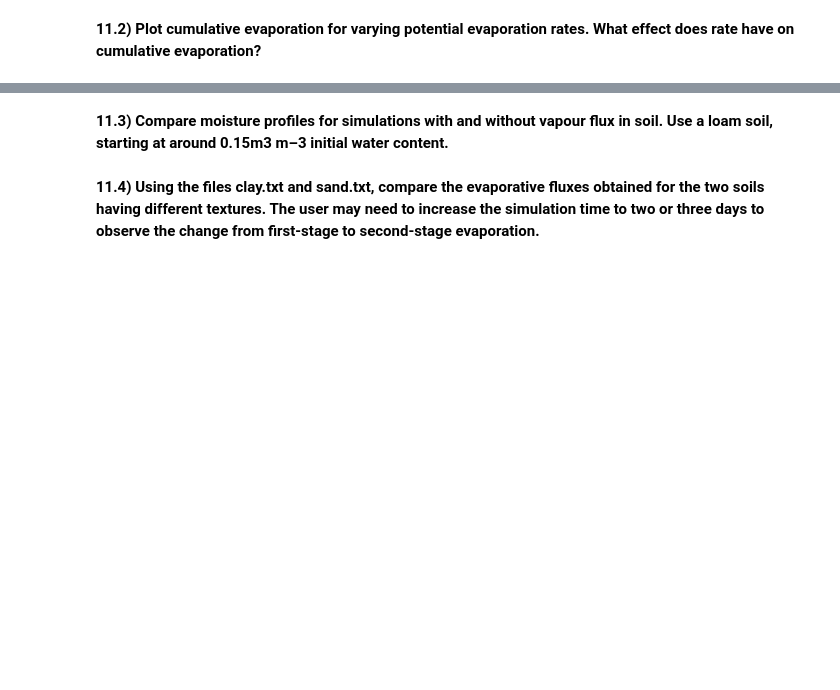
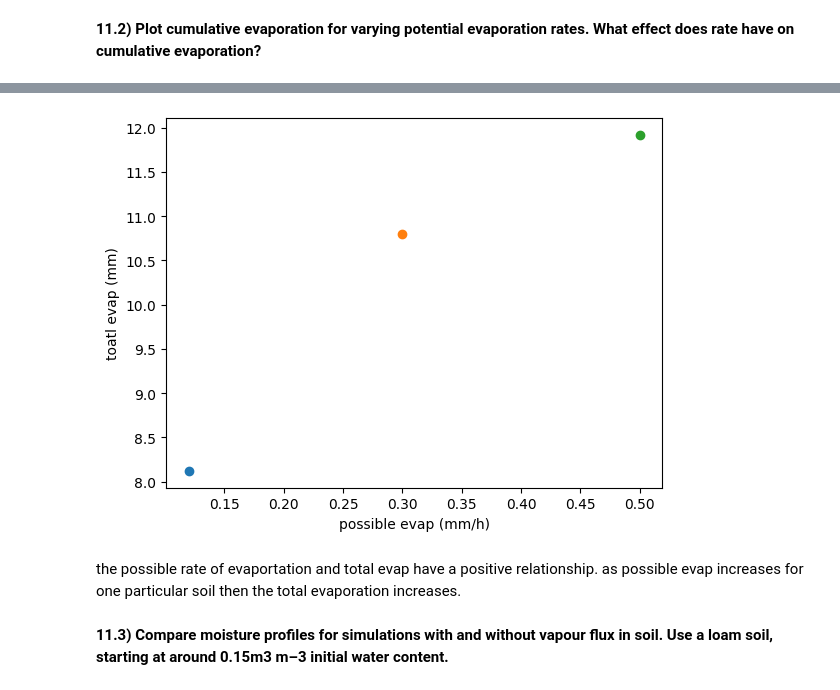
Before and after one commit to soil-physics-okstate/soil-physics-theory, a Jupyter notebook: content/chapter-11/dcd_ch11_hw.ipynb, the cells around one changed output, grey strips where cells are left out. Drawn from its saved outputs; the diff is of its cells as text; code cells hidden in the pictures; blank space fills up the shorter version.

```diff
--- a/content/chapter-11/dcd_ch11_hw.ipynb
+++ b/content/chapter-11/dcd_ch11_hw.ipynb
@@ -39,7 +81,15 @@ Plot cumulative evaporation for varying potential evaporation rates. What effect
+# %%
+plt.scatter(0.12,E_sand_12)
+plt.scatter(0.30,E_sand_30)
+plt.scatter(0.50,E_sand_50)
+plt.xlabel('possible evap (mm/h)')
+plt.ylabel('toatl evap (mm)')
+plt.show()
+# %% [output]
+[figure, added]
+# %% [markdown]
+the possible rate of evaportation and total evap have a positive relationship. as possible evap increases for one particular soil then the total evaporation increases.
 # %% [markdown]
 **11.3)
 Compare moisture profiles for simulations with and without vapour flux in soil.
 Use a loam soil, starting at around 0.15m3 m–3 initial water content.**
-# %% [markdown]
-**11.4)
-Using the files clay.txt and sand.txt, compare the evaporative fluxes obtained for the two soils having different textures. The user may need to increase the simulation time to two or three days to observe the change from first-stage to second-stage evaporation.**
```
Also changed, not shown: parts of 6 cells of this notebook, 1 other file.
